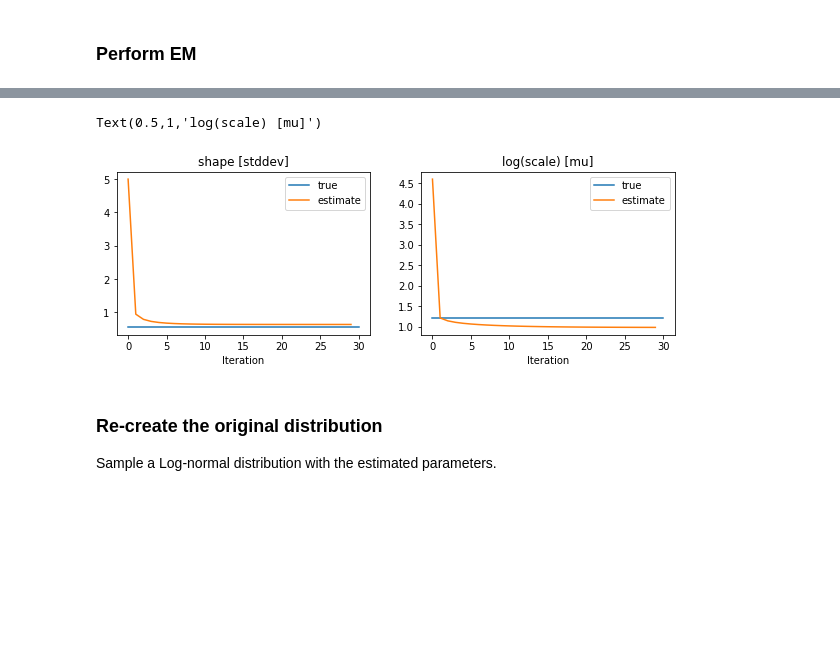
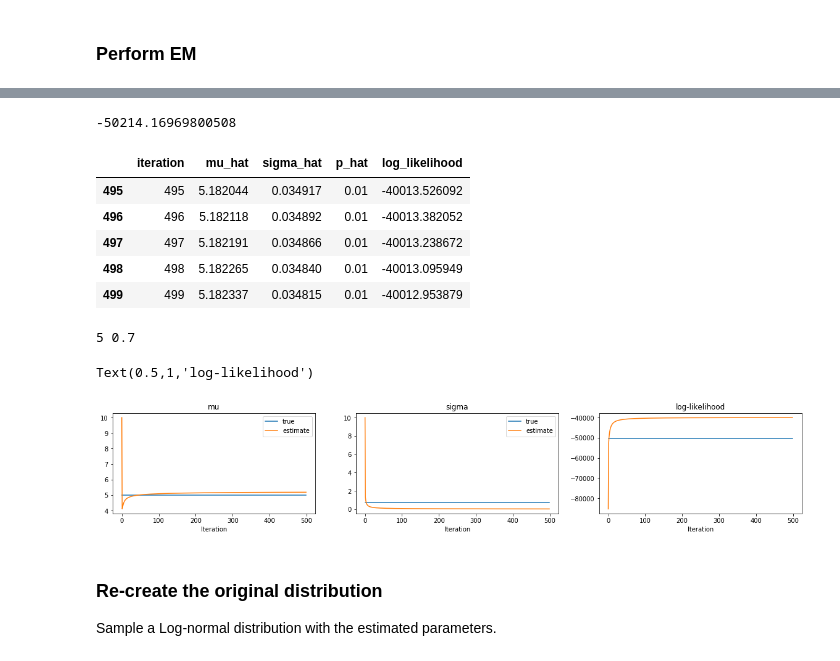
Before and after one commit to yelabucsf/scrna-parameter-estimation, a Jupyter notebook: notebooks/1d_em_simulation_lognormal.ipynb, the cells around one changed output, grey strips where cells are left out. Cells and saved outputs as stored; diff of their text form; code cells hidden in the pictures; blank space fills up the shorter version.

```diff
--- a/notebooks/1d_em_simulation_lognormal.ipynb
+++ b/notebooks/1d_em_simulation_lognormal.ipynb
@@ -212,0 +269,13 @@ for itr in range(NUM_ITER):
+# %%
+base_dataframe = pd.concat(
+    [pd.DataFrame(
+        np.concatenate(
+            [np.ones(MAX_LATENT-x).reshape(-1, 1)*x,
+            np.arange(x, MAX_LATENT).reshape(-1,1)], axis=1),
+        columns=['observed', 'latent']) for x in range(MAX_LATENT)])
+base_dataframe.set_index('observed', inplace=True)
+base_dataframe['row_num'] = np.arange(base_dataframe.shape[0])
+# %%
+data = data.join(
+    base_dataframe,
+    how='left')
@@ -213,18 +309,44 @@ for itr in range(NUM_ITER):
 # %%
-fitting_progress = pd.DataFrame(fitting_progress, columns=['iteration', 's_hat', 'scale_hat', 'p_hat'])
+fitting_progress = pd.DataFrame(fitting_progress, columns=['iteration', 'mu_hat', 'sigma_hat', 'p_hat', 'log_likelihood'])
+# %%
+optimal_px_table = create_px_table(mu, sigma, p)
+optimal_likelihood = np.array([count*np.log(optimal_px_table[val]) for val,count in zip(observed_counts.index, observed_counts)]).sum()
+optimal_likelihood
+# %% [output]
+-50214.16969800508
+# %%
+fitting_progress.tail(5)
+# %% [output]
+|  | iteration | mu_hat | sigma_hat | p_hat | log_likelihood |
+| 495 | 495 | 5.182044 | 0.034917 | 0.01 | -40013.526092 |
+| 496 | 496 | 5.182118 | 0.034892 | 0.01 | -40013.382052 |
+| 497 | 497 | 5.182191 | 0.034866 | 0.01 | -40013.238672 |
+| 498 | 498 | 5.182265 | 0.034840 | 0.01 | -40013.095949 |
+| 499 | 499 | 5.182337 | 0.034815 | 0.01 | -40012.953879 |
+# %%
+print(mu, sigma)
+# %% [output]
+5 0.7
 # %%
-plt.figure(figsize=(10, 3))
-plt.subplot(1, 2, 1)
-plt.plot([0, NUM_ITER], [s, s])
-plt.plot(fitting_progress.iteration, fitting_progress.s_hat)
-plt.xlabel('Iteration'); plt.legend(['true', 'estimate']); plt.title('shape [stddev]')
-plt.subplot(1, 2, 2)
-plt.plot([0, NUM_ITER], [np.log(scale), np.log(scale)])
-plt.plot(fitting_progress.iteration, np.log(fitting_progress.scale_hat))
-plt.xlabel('Iteration'); plt.legend(['true', 'estimate']); plt.title('log(scale) [mu]')
+plt.figure(figsize=(20, 3))
+plt.subplot(1, 3, 1)
+plt.plot([0, itr], [mu, mu])
+plt.plot(fitting_progress.iteration, fitting_progress.mu_hat)
+plt.xlabel('Iteration'); plt.legend(['true', 'estimate']); plt.title('mu')
+
+plt.subplot(1, 3, 2)
+plt.plot([0, itr], [sigma, sigma])
+plt.plot(fitting_progress.iteration, fitting_progress.sigma_hat)
+plt.xlabel('Iteration'); plt.legend(['true', 'estimate']); plt.title('sigma')
+
+plt.subplot(1, 3, 3)
+plt.plot([0, itr], [optimal_likelihood, optimal_likelihood])
+plt.plot(fitting_progress.iteration, fitting_progress.log_likelihood)
+plt.xlabel('Iteration'); plt.title('log-likelihood')
+#plt.ylim(-1050, -1040)
 # %% [output]
-Text(0.5,1,'log(scale) [mu]')
+Text(0.5,1,'log-likelihood')
-[figure, old version]
+[figure, new version]
 # %% [markdown]
 ### Re-create the original distribution
 
```
Also changed, not shown: parts of 43 cells of this notebook, 11 other files.
